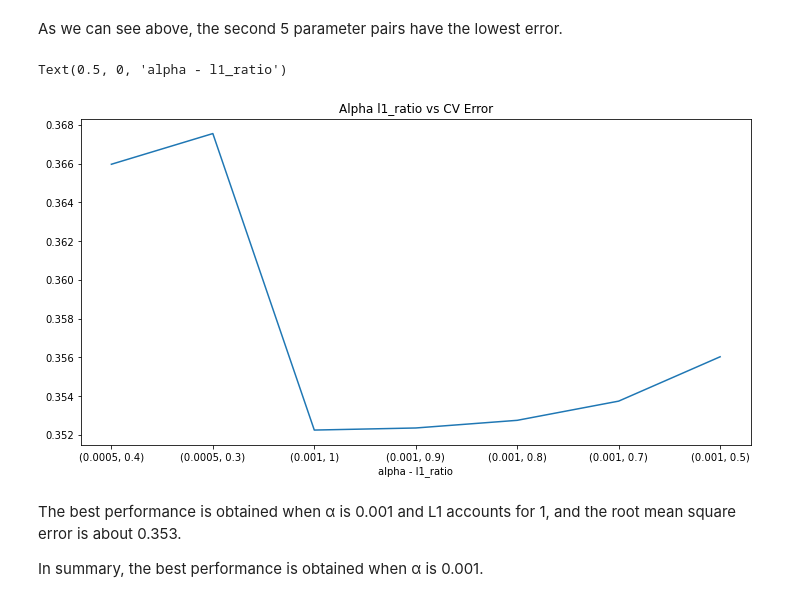
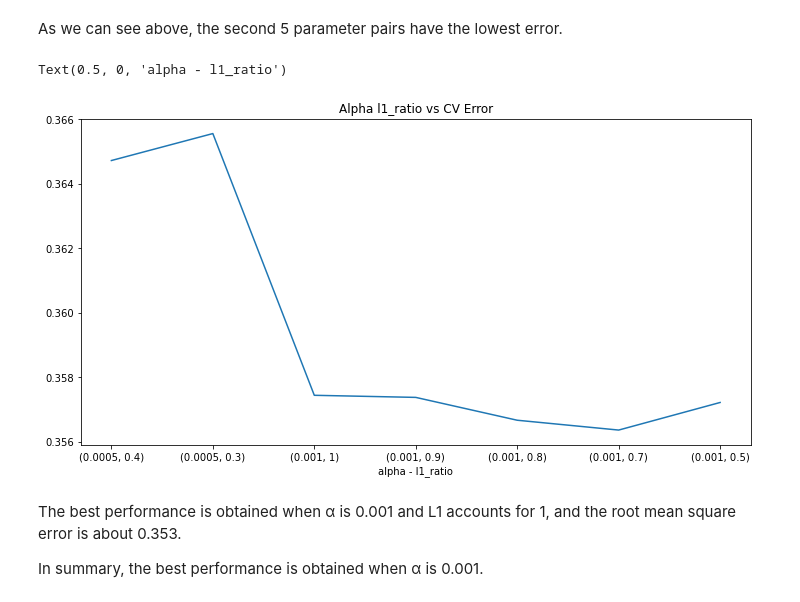
Before and after one commit to LuicelZhou/EN.553.636-House_Price_Prediction, a Jupyter notebook: House_Price_latest.ipynb, the cells around one changed output. Drawn from its saved outputs; the diff is of its cells as text; code cells hidden in the pictures.

```diff
--- a/House_Price_latest.ipynb
+++ b/House_Price_latest.ipynb
@@ -472,6 +471,6 @@ one_hot_features = xcols.tolist()
 # %%
 # Convert categorical variables into dummy/indicator variables (i.e. one-hot encoding).
-one_hot_encoded = pd.get_dummies(df[one_hot_features])
+one_hot_encoded = pd.get_dummies(df[one_hot_features],drop_first=True)
 one_hot_encoded.info(verbose=True, memory_usage=True, null_counts=True)
 # %% [output]
 <class 'pandas.core.frame.DataFrame'>
@@ -682,14 +681,14 @@ Text(0.5, 0, 'alpha - l1_ratio')
 As we can see above, the second 5 parameter pairs have the lowest error.
 # %%
 # Zoom in on the second 5 parameter pairs
-matplotlib.rcParams['figure.figsize'] = (12.0, 6.0)
+plt.rcParams['figure.figsize'] = (12.0, 6.0)
 idx = list(product(alphas, l1_ratios))[5:12]
-p_cv_elastic = pd.Series(cv_elastic[5:12], index = idx)
+p_cv_elastic = pd.Series(score_elastic[5:12], index = idx)
 p_cv_elastic.plot(title = "Alpha l1_ratio vs CV Error")
 plt.xlabel("alpha - l1_ratio")
 # %% [output]
 Text(0.5, 0, 'alpha - l1_ratio')
-[figure, old version]
+[figure, new version]
 # %% [markdown]
 The best performance is obtained when α is 0.001 and L1 accounts for 1, and the root mean square error is about 0.353.
 
```
Also changed, not shown: parts of 11 cells of this notebook.
